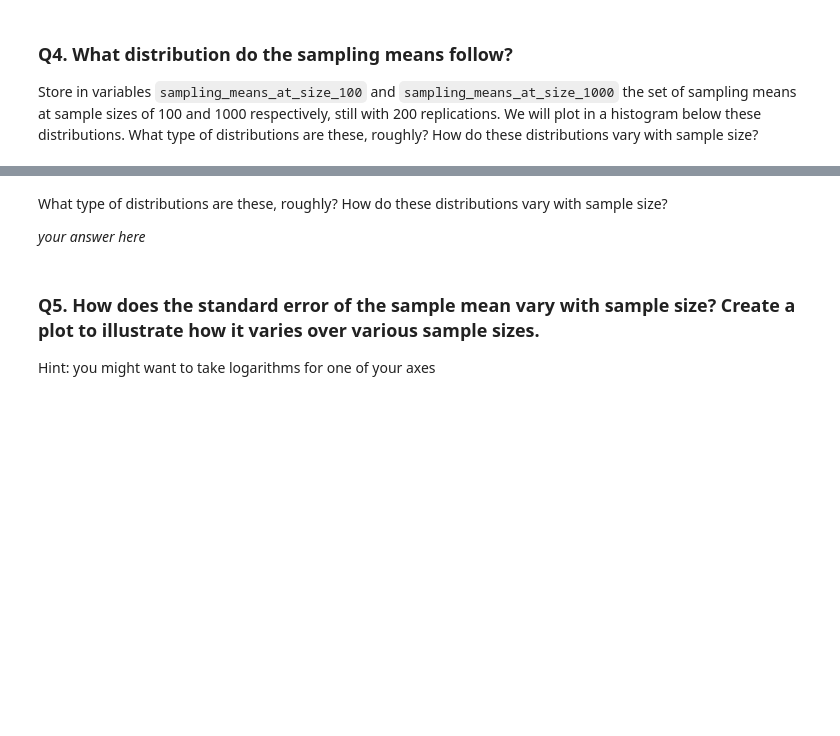
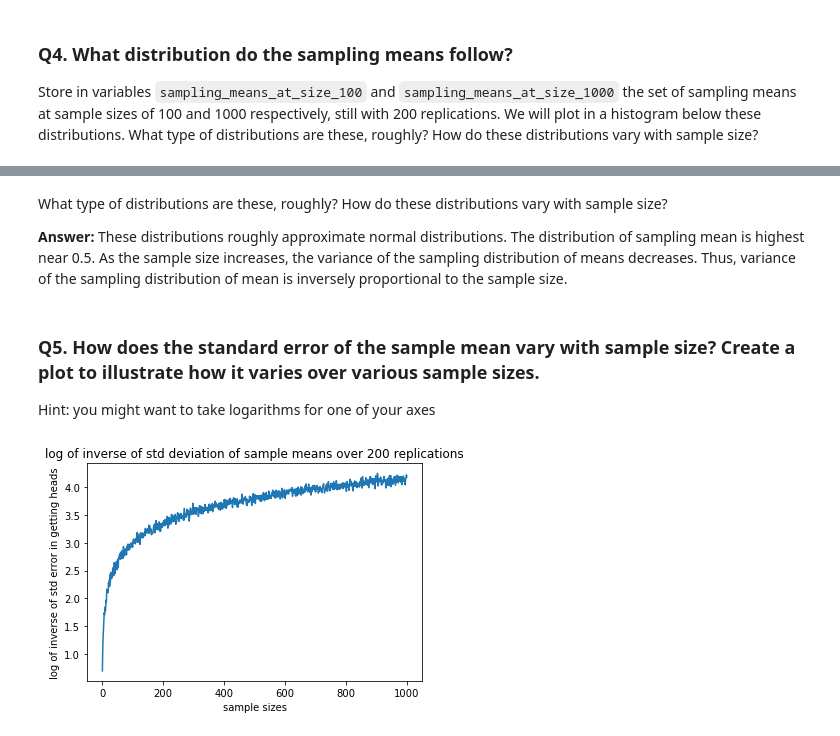
Before and after one commit to mraje16/a-2017, a Jupyter notebook: cs109a_hw0.ipynb, the cells around one changed output, grey strips where cells are left out. Drawn from its saved outputs; the diff is of its cells as text; code cells hidden in the pictures; blank space fills up the shorter version.

```diff
--- a/cs109a_hw0.ipynb
+++ b/cs109a_hw0.ipynb
@@ -222,7 +211,7 @@ plt.title("Sampling distributions at different sample sizes and for 200 replicat
-# %% [markdown]
-What type of distributions are these, roughly? How do these distributions vary with sample size?
-
-*your answer here*
+# %% [markdown]
+What type of distributions are these, roughly? How do these distributions vary with sample size?
+
+**Answer:** These distributions roughly approximate normal distributions. The distribution of sampling mean is highest near 0.5. As the sample size increases, the variance of the sampling distribution of means decreases. Thus, variance of the sampling distribution of mean is inversely proportional to the sample size.
 # %% [markdown]
 ### Q5. How does the standard error of the sample mean vary with sample size? Create a plot to illustrate how it varies over various sample sizes.
 
@@ -231,0 +219,11 @@ Hint: you might want to take logarithms for one of your axes
+# %%
+# your code here
+
+#taking log of the inverse of standard errors and plotting them against
+#various sample sizes
+plt.plot(sample_sizes, np.log(np.divide(1.0, std_dev_of_sample_means)));
+plt.xlabel("sample sizes")
+plt.ylabel("log of inverse of std error in getting heads")
+plt.title("log of inverse of std deviation of sample means over 200 replications");
+# %% [output]
+[figure, added]
```
Also changed, not shown: parts of 19 cells of this notebook, 1 other file.
